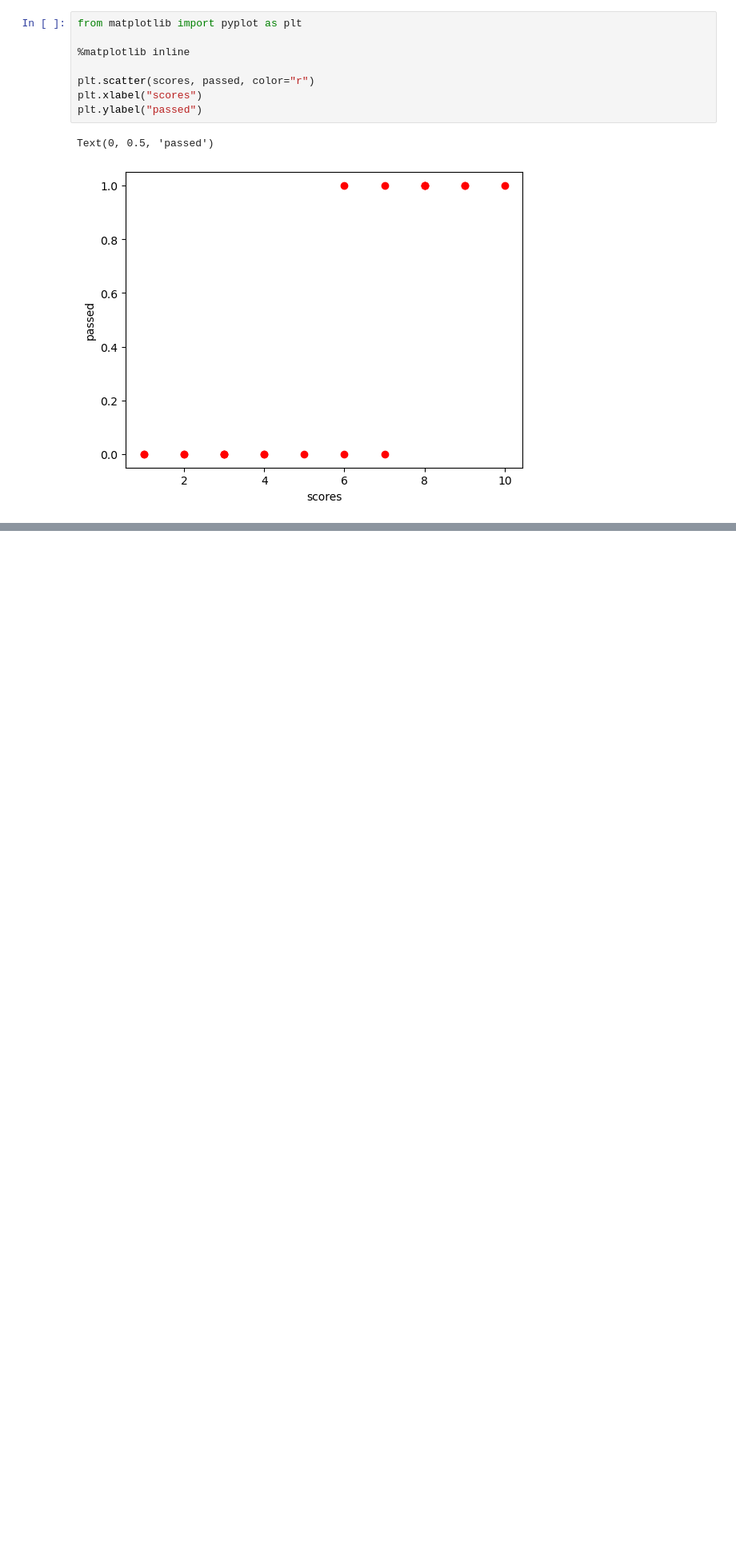
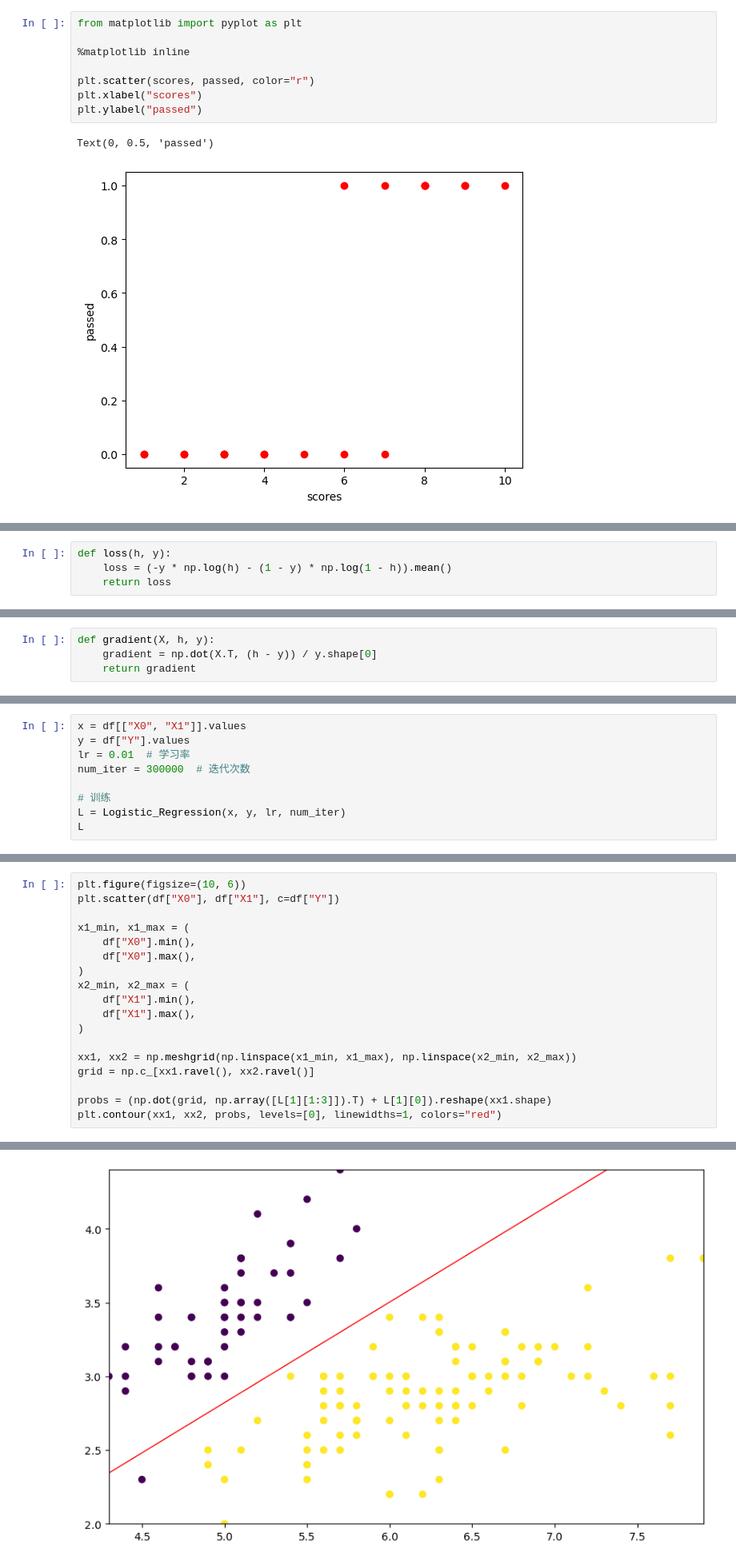
Before and after one commit to flypigff/ai_by_doing, a Jupyter notebook: 10. Logistic Regression Implementation and Application.ipynb, the cells around one changed output, grey strips where cells are left out. Shown at 80% size. Saved outputs shown, nothing was run; the diff lists cells and outputs as text; blank space fills up the shorter version.

```diff
--- a/10. Logistic Regression Implementation and Application.ipynb
+++ b/10. Logistic Regression Implementation and Application.ipynb
@@ -59,0 +158,4 @@ Text(0, 0.5, 'passed')
+# %%
+def loss(h, y):
+    loss = (-y * np.log(h) - (1 - y) * np.log(1 - h)).mean()
+    return loss
@@ -59,0 +211,4 @@ Text(0, 0.5, 'passed')
+# %%
+def gradient(X, h, y):
+    gradient = np.dot(X.T, (h - y)) / y.shape[0]
+    return gradient
@@ -59,0 +279,9 @@ Text(0, 0.5, 'passed')
+# %%
+x = df[["X0", "X1"]].values
+y = df["Y"].values
+lr = 0.01  # 学习率
+num_iter = 300000  # 迭代次数
+
+# 训练
+L = Logistic_Regression(x, y, lr, num_iter)
+L
@@ -59,0 +297,19 @@ Text(0, 0.5, 'passed')
+# %%
+plt.figure(figsize=(10, 6))
+plt.scatter(df["X0"], df["X1"], c=df["Y"])
+
+x1_min, x1_max = (
+    df["X0"].min(),
+    df["X0"].max(),
+)
+x2_min, x2_max = (
+    df["X1"].min(),
+    df["X1"].max(),
+)
+
+xx1, xx2 = np.meshgrid(np.linspace(x1_min, x1_max), np.linspace(x2_min, x2_max))
+grid = np.c_[xx1.ravel(), xx2.ravel()]
+
+probs = (np.dot(grid, np.array([L[1][1:3]]).T) + L[1][0]).reshape(xx1.shape)
+plt.contour(xx1, xx2, probs, levels=[0], linewidths=1, colors="red")
+# %% [output]
@@ -59,0 +317 @@ Text(0, 0.5, 'passed')
+[figure, added]
```
Also changed, not shown: parts of 34 cells of this notebook, 1 other file.
